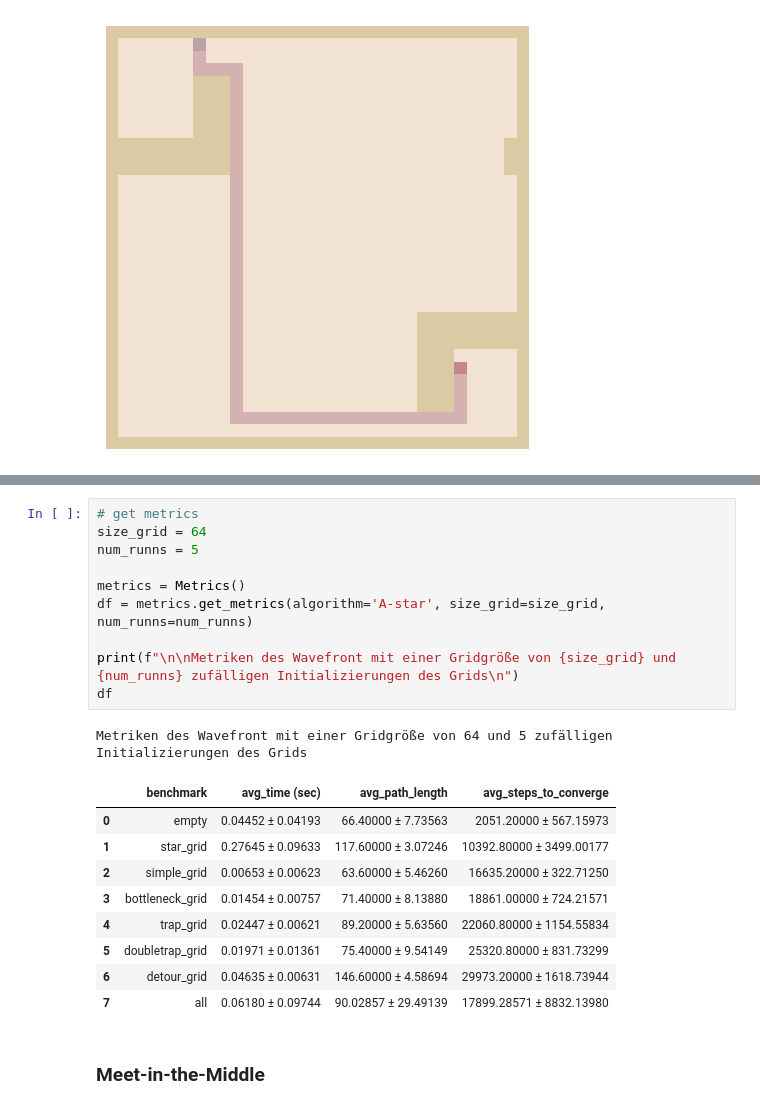
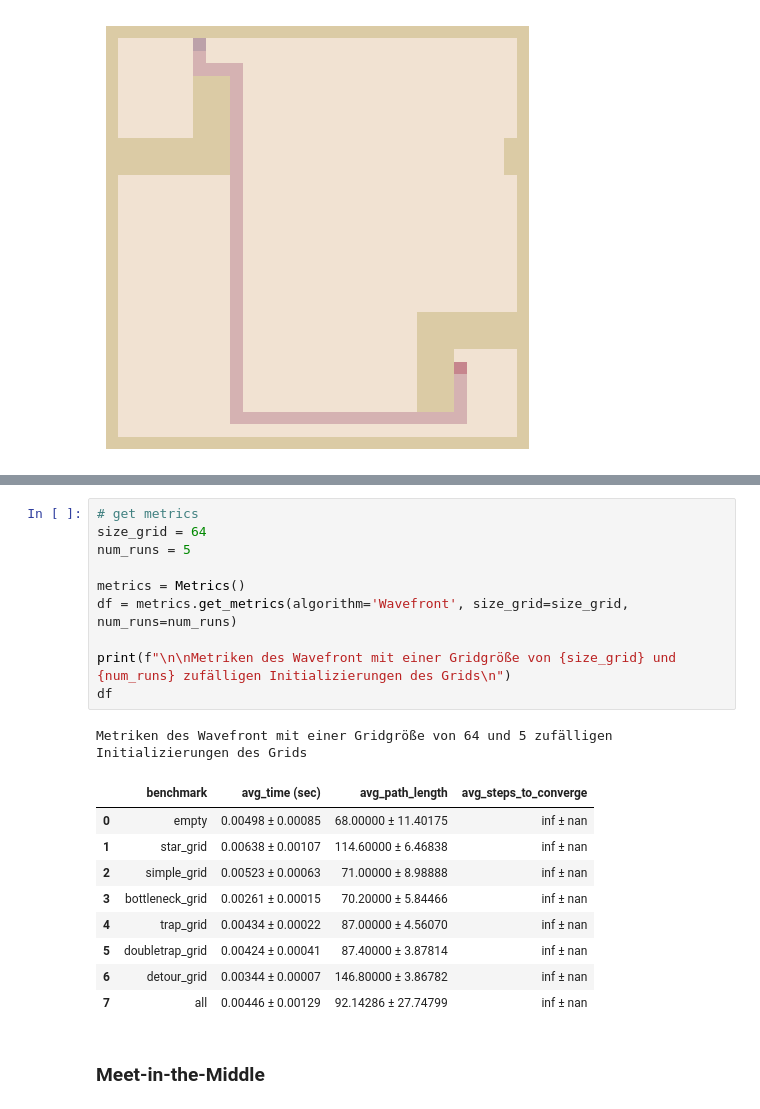
Before and after one commit to laelien8er/Robotik_projekt, a Jupyter notebook: Abgabe/_IR_Achter_Eder.ipynb, the cells around one changed output, grey strips where cells are left out. Cells and saved outputs as stored; diff of their text form.

```diff
--- a/Abgabe/_IR_Achter_Eder.ipynb
+++ b/Abgabe/_IR_Achter_Eder.ipynb
@@ -185,24 +212,24 @@ Metriken des Wavefront mit einer Gridgröße von 32 und 5 zufälligen Initializi
 # %%
 # get metrics
 size_grid = 64
-num_runns = 5
+num_runs = 5
 
 metrics = Metrics()
-df = metrics.get_metrics(algorithm='A-star', size_grid=size_grid, num_runns=num_runns)
+df = metrics.get_metrics(algorithm='Wavefront', size_grid=size_grid, num_runs=num_runs)
 
-print(f"\n\nMetriken des Wavefront mit einer Gridgröße von {size_grid} und {num_runns} zufälligen Initializierungen des Grids\n")
+print(f"\n\nMetriken des Wavefront mit einer Gridgröße von {size_grid} und {num_runs} zufälligen Initializierungen des Grids\n")
 df
 # %% [output]
 Metriken des Wavefront mit einer Gridgröße von 64 und 5 zufälligen Initializierungen des Grids
 |  | benchmark | avg_time (sec) | avg_path_length | avg_steps_to_converge |
-| 0 | empty | 0.04452 ± 0.04193 | 66.40000 ± 7.73563 | 2051.20000 ± 567.15973 |
-| 1 | star_grid | 0.27645 ± 0.09633 | 117.60000 ± 3.07246 | 10392.80000 ± 3499.00177 |
-| 2 | simple_grid | 0.00653 ± 0.00623 | 63.60000 ± 5.46260 | 16635.20000 ± 322.71250 |
-| 3 | bottleneck_grid | 0.01454 ± 0.00757 | 71.40000 ± 8.13880 | 18861.00000 ± 724.21571 |
-| 4 | trap_grid | 0.02447 ± 0.00621 | 89.20000 ± 5.63560 | 22060.80000 ± 1154.55834 |
-| 5 | doubletrap_grid | 0.01971 ± 0.01361 | 75.40000 ± 9.54149 | 25320.80000 ± 831.73299 |
-| 6 | detour_grid | 0.04635 ± 0.00631 | 146.60000 ± 4.58694 | 29973.20000 ± 1618.73944 |
-| 7 | all | 0.06180 ± 0.09744 | 90.02857 ± 29.49139 | 17899.28571 ± 8832.13980 |
+| 0 | empty | 0.00498 ± 0.00085 | 68.00000 ± 11.40175 | inf ± nan |
+| 1 | star_grid | 0.00638 ± 0.00107 | 114.60000 ± 6.46838 | inf ± nan |
+| 2 | simple_grid | 0.00523 ± 0.00063 | 71.00000 ± 8.98888 | inf ± nan |
+| 3 | bottleneck_grid | 0.00261 ± 0.00015 | 70.20000 ± 5.84466 | inf ± nan |
+| 4 | trap_grid | 0.00434 ± 0.00022 | 87.00000 ± 4.56070 | inf ± nan |
+| 5 | doubletrap_grid | 0.00424 ± 0.00041 | 87.40000 ± 3.87814 | inf ± nan |
+| 6 | detour_grid | 0.00344 ± 0.00007 | 146.80000 ± 3.86782 | inf ± nan |
+| 7 | all | 0.00446 ± 0.00129 | 92.14286 ± 27.74799 | inf ± nan |
 # %% [markdown]
 ### Meet-in-the-Middle
 # %%
```
Also changed, not shown: parts of 13 cells of this notebook, 7 other files.
